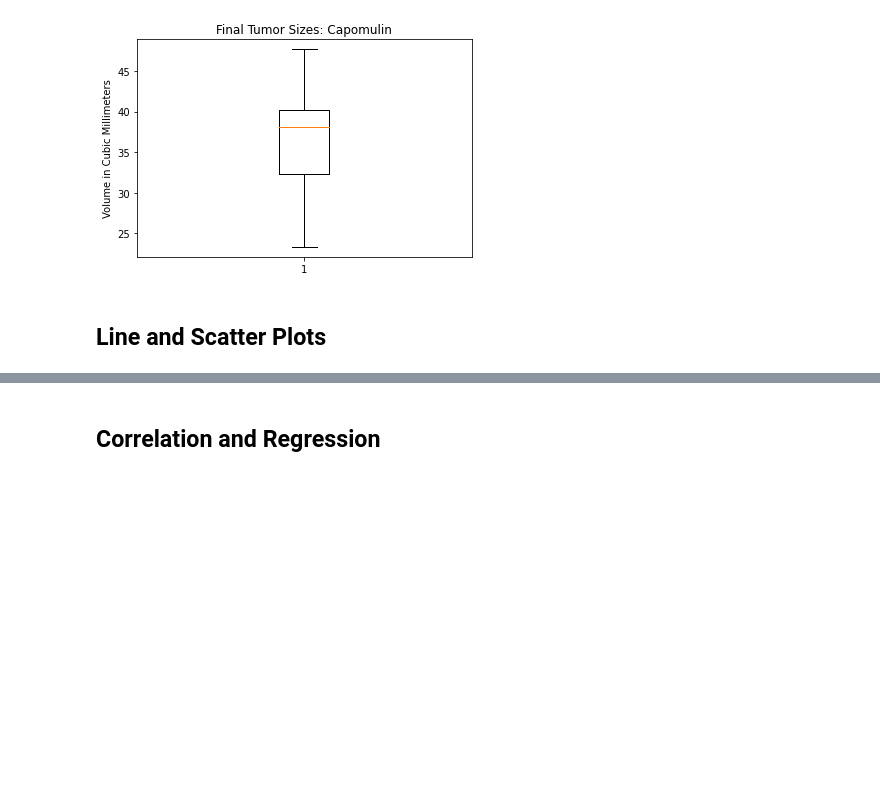
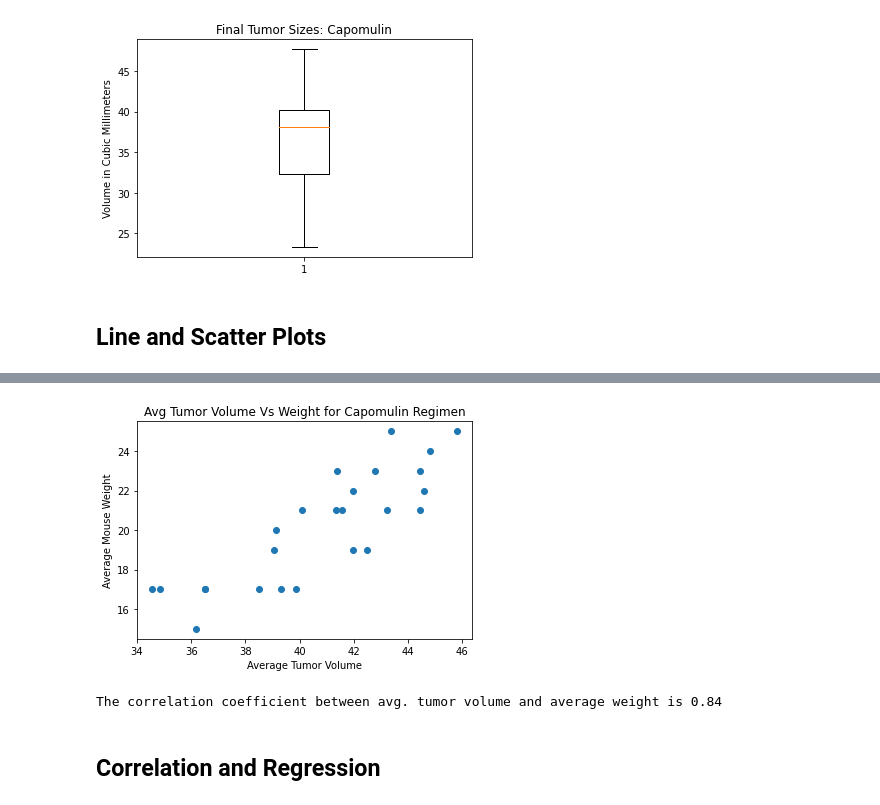
Before and after one commit to j0serobles/UCF_Data_Bootcamp_Homework_5, a Jupyter notebook: Instructions/Pymaceuticals/pymaceuticals_starter.ipynb, the cells around one changed output, grey strips where cells are left out. Drawn from its saved outputs; the diff is of its cells as text; code cells hidden in the pictures; blank space fills up the shorter version.

```diff
--- a/Instructions/Pymaceuticals/pymaceuticals_starter.ipynb
+++ b/Instructions/Pymaceuticals/pymaceuticals_starter.ipynb
@@ -323,3 +336,18 @@ Values above 51.83 could be outliers.
+# %%
+# Generate a scatter plot of average tumor volume vs. mouse weight for the Capomulin regimen
+capomulin_regime_df = merged_data[merged_data["Drug Regimen"] == "Capomulin"]
+group      = capomulin_regime_df.groupby("Mouse ID")
+avg_vol    = group["Tumor Volume (mm3)"].mean()
+avg_weight = group["Weight (g)"].mean()
+plt.scatter(avg_vol,avg_weight)
+plt.xlabel("Average Tumor Volume")
+plt.ylabel("Average Mouse Weight")
+plt.title("Avg Tumor Volume Vs Weight for Capomulin Regimen" )
+plt.show()
+print(f"The correlation coefficient between avg. tumor volume and average weight is {round(st.pearsonr(avg_vol,avg_weight)[0],2)}")
+# %% [output]
+[figure, added]
+The correlation coefficient between avg. tumor volume and average weight is 0.84
 # %% [markdown]
 ## Correlation and Regression
 # %%
```
Also changed, not shown: parts of 4 cells of this notebook.
